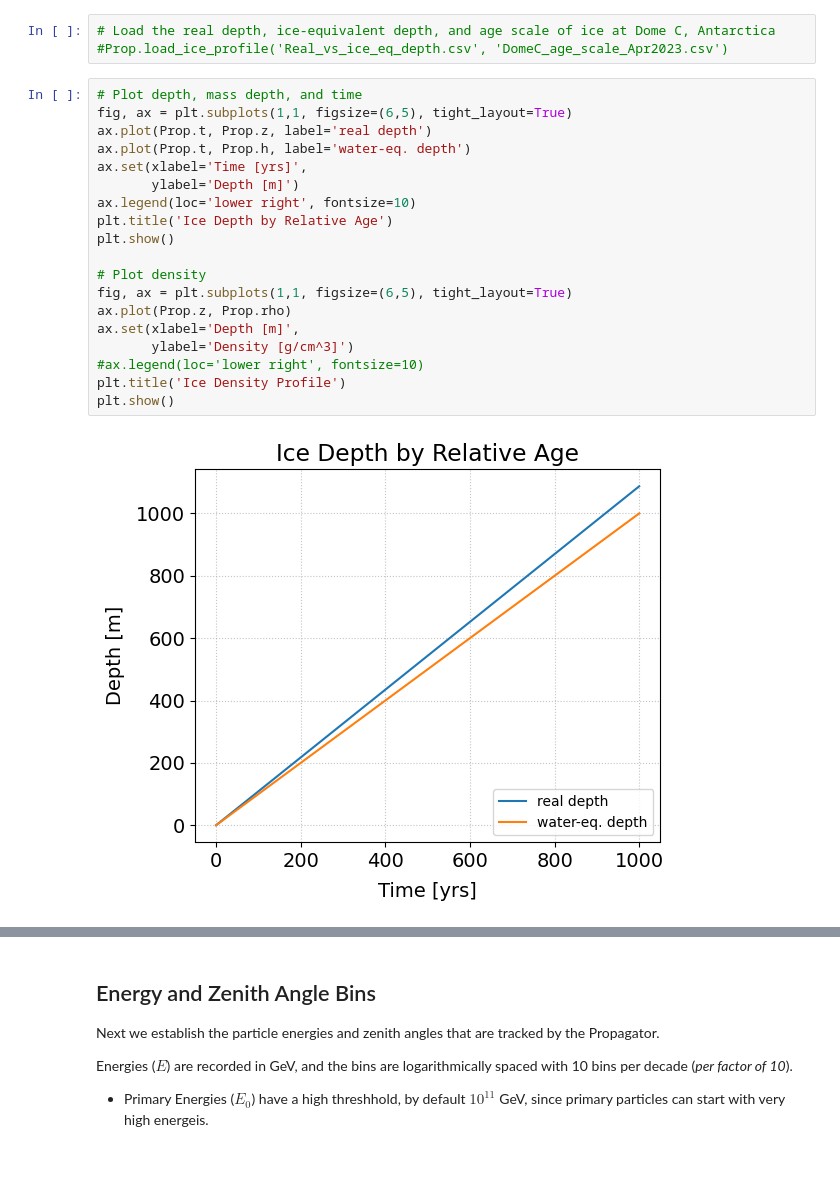
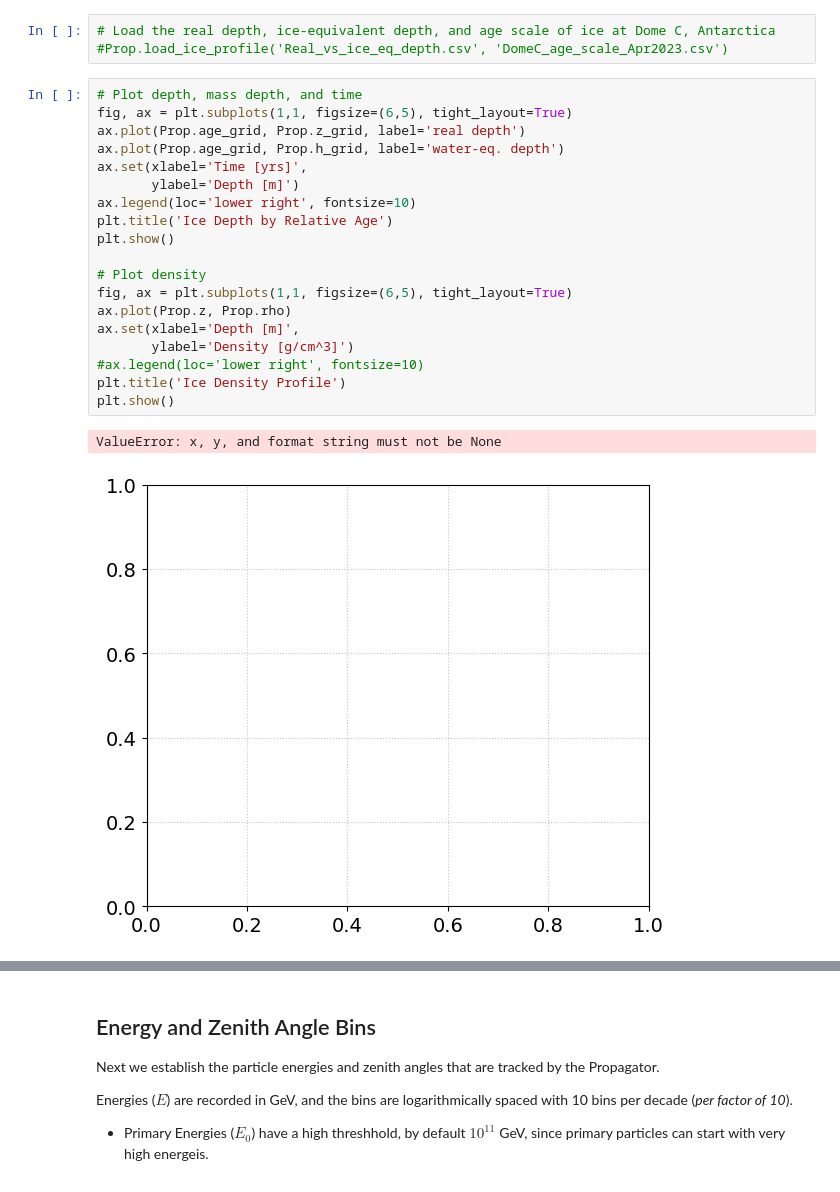
Before and after one commit to 14CO/In-Situ-14C, a Jupyter notebook: InSitu14CO Notebook.ipynb, the cells around one changed output, grey strips where cells are left out. Cells and saved outputs as stored; diff of their text form.

```diff
--- a/InSitu14CO Notebook.ipynb
+++ b/InSitu14CO Notebook.ipynb
@@ -76,21 +108,22 @@ For any given binned value $X$, the array `X_bins` records the edges of the bins
 # %%
 # Plot depth, mass depth, and time
 fig, ax = plt.subplots(1,1, figsize=(6,5), tight_layout=True)
-ax.plot(Prop.t, Prop.z, label='real depth')
-ax.plot(Prop.t, Prop.h, label='water-eq. depth')
+ax.plot(Prop.age_grid, Prop.z_grid, label='real depth')
+ax.plot(Prop.age_grid, Prop.h_grid, label='water-eq. depth')
 ax.set(xlabel='Time [yrs]',
        ylabel='Depth [m]')
 ax.legend(loc='lower right', fontsize=10)
 plt.title('Ice Depth by Relative Age')
 plt.show()
 
 # Plot density
 fig, ax = plt.subplots(1,1, figsize=(6,5), tight_layout=True)
 ax.plot(Prop.z, Prop.rho)
 ax.set(xlabel='Depth [m]',
        ylabel='Density [g/cm^3]')
 #ax.legend(loc='lower right', fontsize=10)
 plt.title('Ice Density Profile')
 plt.show()
 # %% [output]
+ValueError: x, y, and format string must not be None
-[figure, old version]
+[figure, new version]
```
Also changed, not shown: parts of 15 cells of this notebook, 3 other files.
